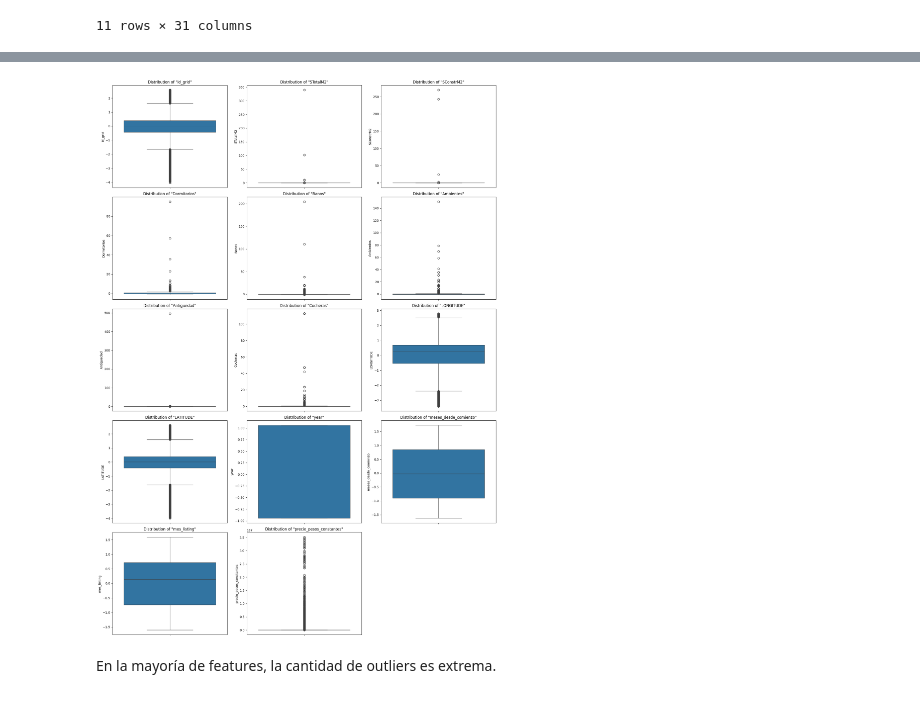
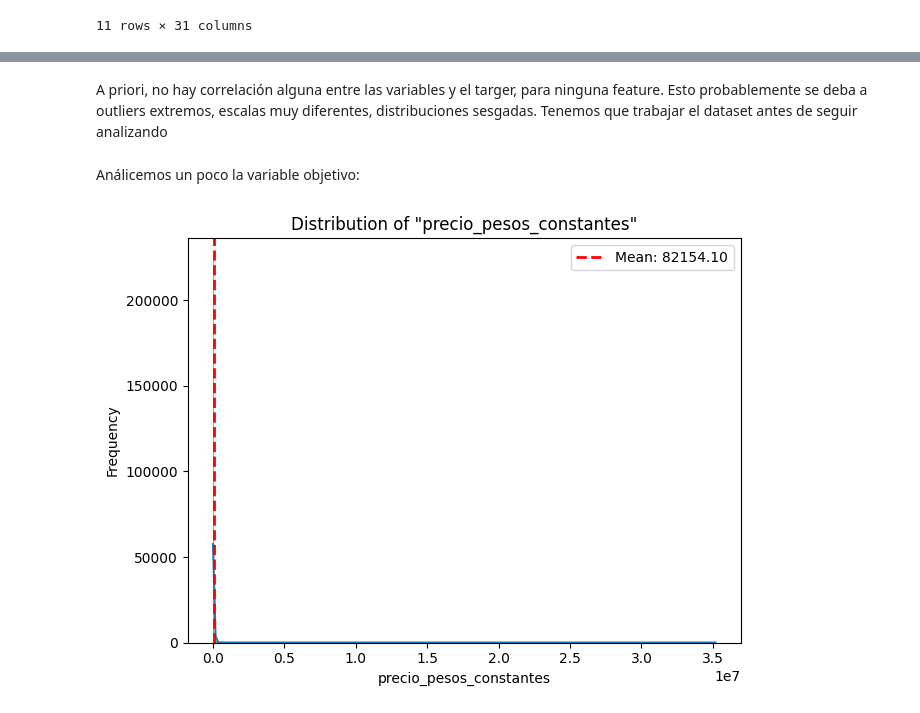
Before and after one commit to gonzabaleta/alquileres, a Jupyter notebook: notebooks/02-EDA-G.ipynb, the cells around one changed output, grey strips where cells are left out. Cells and saved outputs as stored; diff of their text form; code cells hidden in the pictures.

```diff
--- a/notebooks/02-EDA-G.ipynb
+++ b/notebooks/02-EDA-G.ipynb
@@ -60,6 +39,8 @@ plot_correlation_heatmap(df_std, NUMERIC_COLS)
-# %%
-plot_boxplots(df_std, NUMERIC_COLS)
-# %% [output]
-[figure, removed]
-# %% [markdown]
-En la mayoría de features, la cantidad de outliers es extrema.
+# %% [markdown]
+A priori, no hay correlación alguna entre las variables y el targer, para ninguna feature. Esto probablemente se deba a outliers extremos, escalas muy diferentes, distribuciones sesgadas. Tenemos que trabajar el dataset antes de seguir analizando
+# %% [markdown]
+Análicemos un poco la variable objetivo:
+# %%
+plot_histograms(df, [TARGET])
+# %% [output]
+[figure, added]
```
Also changed, not shown: parts of 19 cells of this notebook, 2 other files.
